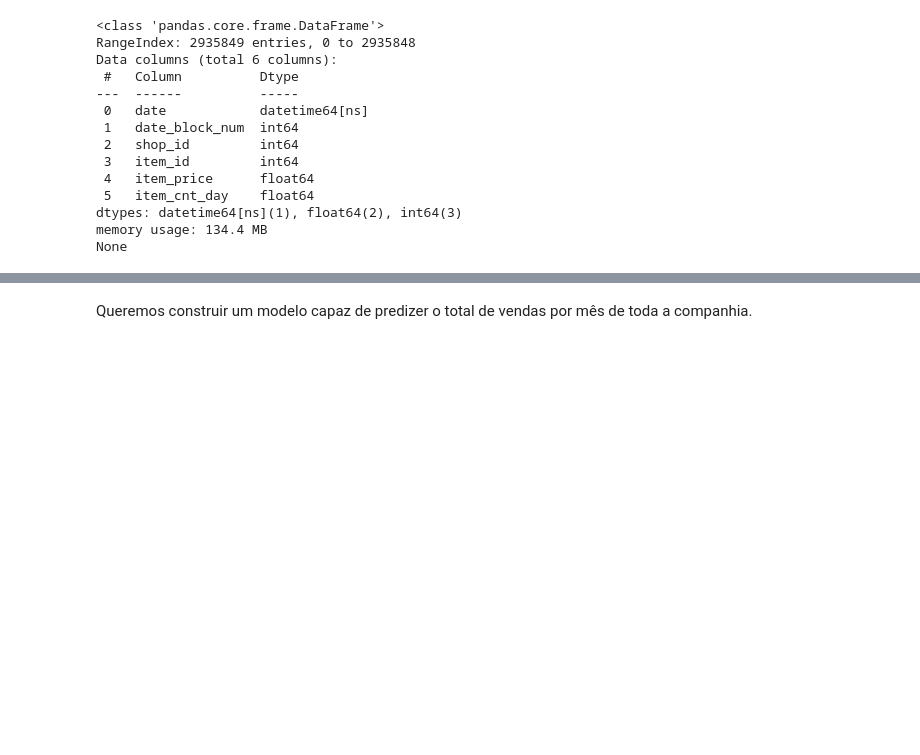
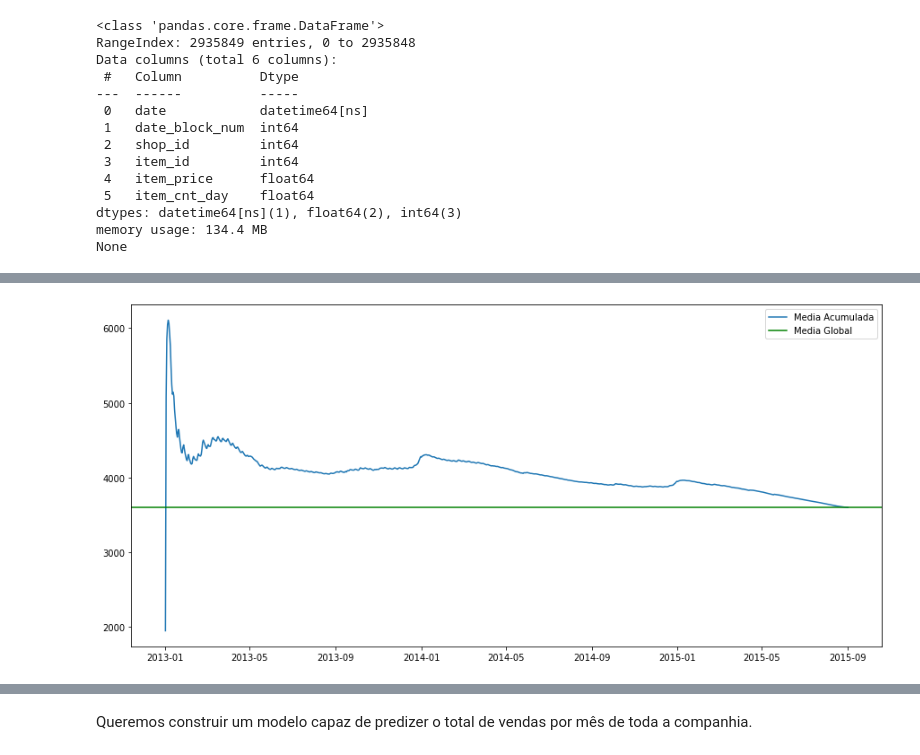
Before and after one commit to derSchmetterling/time_series, a Jupyter notebook: trabalho_ts.ipynb, the cells around one changed output, grey strips where cells are left out. Saved outputs shown, nothing was run; the diff lists cells and outputs as text; code cells hidden in the pictures; blank space fills up the shorter version.

```diff
--- a/trabalho_ts.ipynb
+++ b/trabalho_ts.ipynb
@@ -156,0 +196,8 @@ First let's compute the total sales per month and plot that data.
+# %%
+media_acumulada = ts.cumsum()/range(1, len(ts)+1)
+plt.plot(media_acumulada, label='Media Acumulada')
+plt.axhline(ts.mean(), color='green', label='Media Global')
+plt.legend(fontsize=10)
+plt.show()
+# %% [output]
+[figure, added]
```
Also changed, not shown: parts of 30 cells of this notebook.
